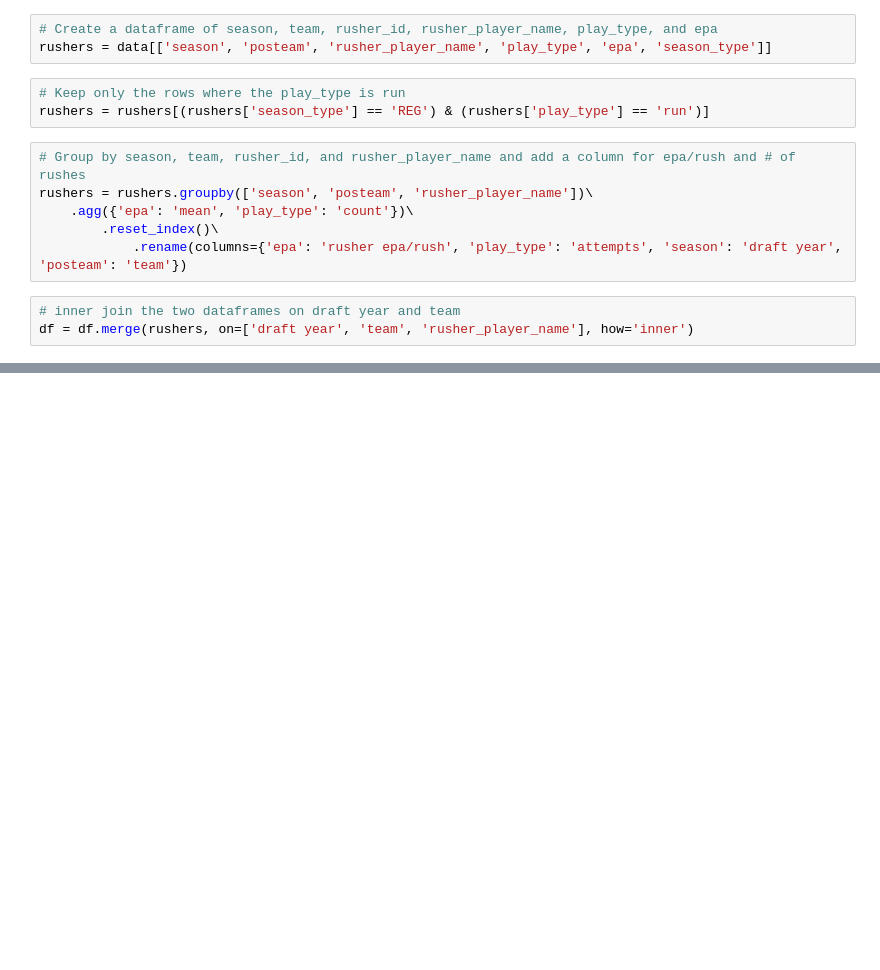
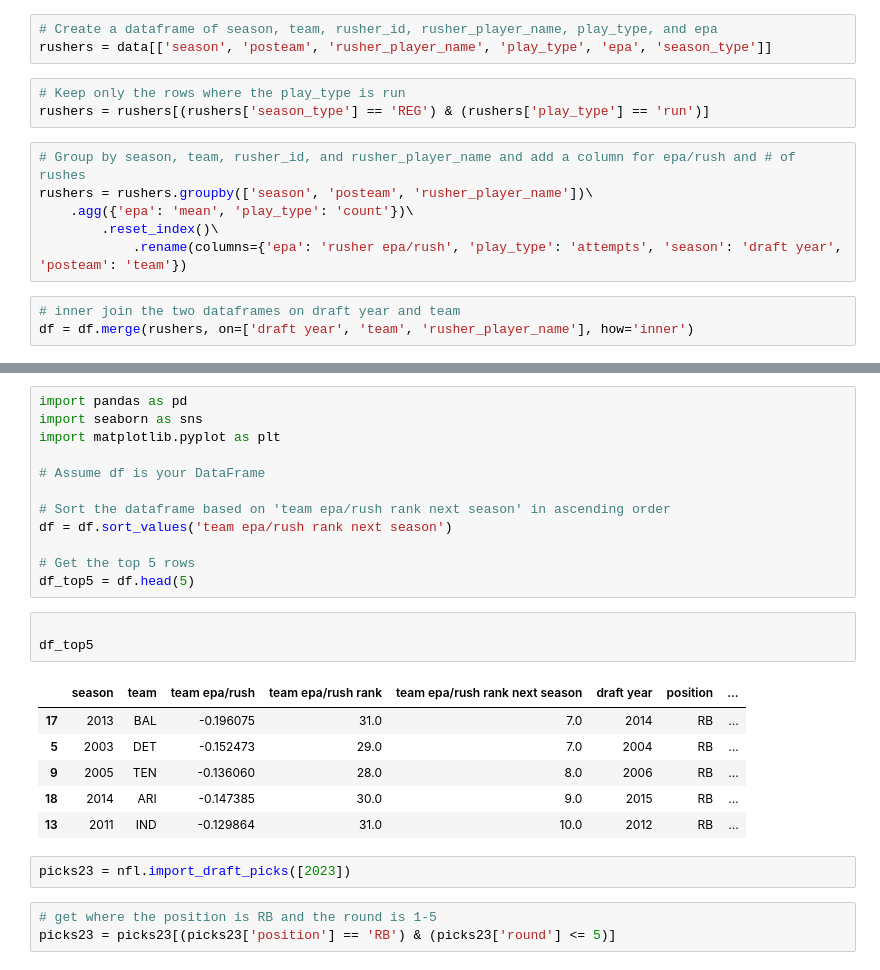
Before and after one commit to tbryan2/visualization-toolbox, a Jupyter notebook: nfl/notebooks/rb_bottom5.ipynb, the cells around one changed output, grey strips where cells are left out. Saved outputs shown, nothing was run; the diff lists cells and outputs as text; blank space fills up the shorter version.

```diff
--- a/nfl/notebooks/rb_bottom5.ipynb
+++ b/nfl/notebooks/rb_bottom5.ipynb
@@ -111,0 +220,27 @@ df
+# %%
+import pandas as pd
+import seaborn as sns
+import matplotlib.pyplot as plt
+
+# Assume df is your DataFrame
+
+# Sort the dataframe based on 'team epa/rush rank next season' in ascending order
+df = df.sort_values('team epa/rush rank next season')
+
+# Get the top 5 rows
+df_top5 = df.head(5)
+# %%
+
+df_top5
+# %% [output]
+|  | season | team | team epa/rush | team epa/rush rank | team epa/rush rank next season | draft year | position | ... |
+| 17 | 2013 | BAL | -0.196075 | 31.0 | 7.0 | 2014 | RB | ... |
+| 5 | 2003 | DET | -0.152473 | 29.0 | 7.0 | 2004 | RB | ... |
+| 9 | 2005 | TEN | -0.136060 | 28.0 | 8.0 | 2006 | RB | ... |
+| 18 | 2014 | ARI | -0.147385 | 30.0 | 9.0 | 2015 | RB | ... |
+| 13 | 2011 | IND | -0.129864 | 31.0 | 10.0 | 2012 | RB | ... |
+# %%
+picks23 = nfl.import_draft_picks([2023])
+# %%
+# get where the position is RB and the round is 1-5
+picks23 = picks23[(picks23['position'] == 'RB') & (picks23['round'] <= 5)]
```
Also changed, not shown: parts of 10 cells of this notebook, 1 other file.
